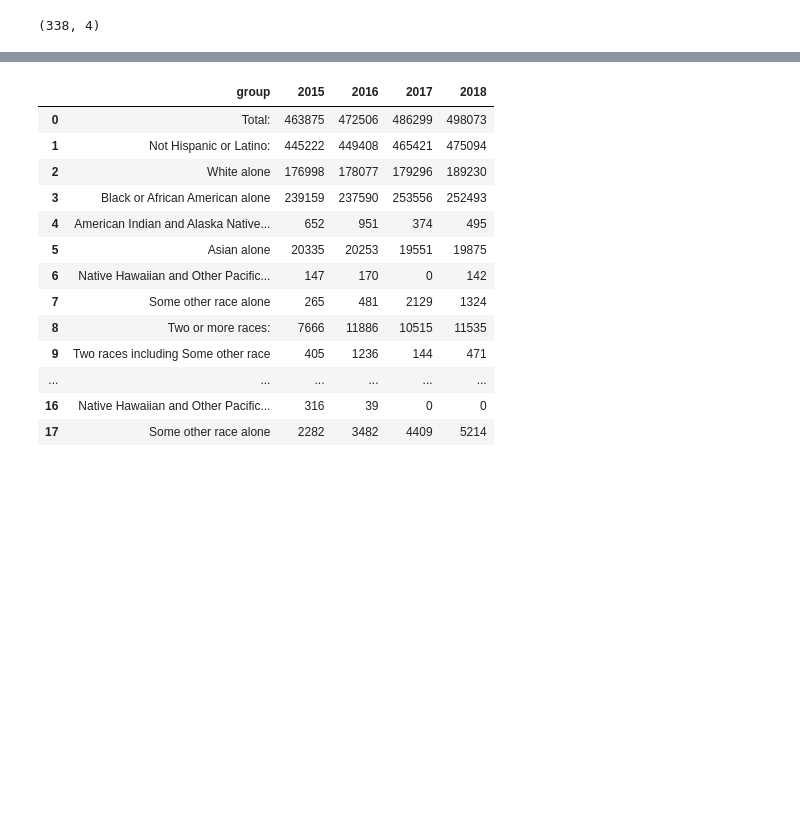
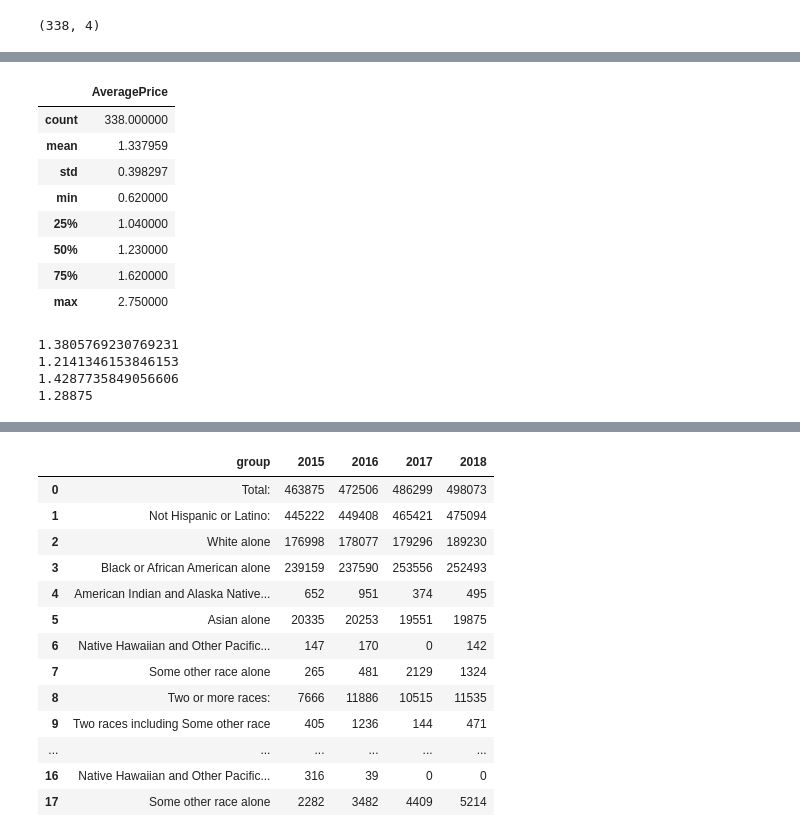
Before and after one commit to kabfare/avocado_gentrification, a Jupyter notebook: avocado-gentrification.ipynb, the cells around one changed output, grey strips where cells are left out. Cells and saved outputs as stored; diff of their text form; code cells hidden in the pictures; blank space fills up the shorter version.

```diff
--- a/avocado-gentrification.ipynb
+++ b/avocado-gentrification.ipynb
@@ -29,0 +48,29 @@ avo_df.shape
+# %%
+avo_df['year'] = avo_df['year'].astype(str)
+# %%
+avo_df.describe()
+# %% [output]
+|  | AveragePrice |
+| count | 338.000000 |
+| mean | 1.337959 |
+| std | 0.398297 |
+| min | 0.620000 |
+| 25% | 1.040000 |
+| 50% | 1.230000 |
+| 75% | 1.620000 |
+| max | 2.750000 |
+# %%
+avo_2015 = avo_df.loc[avo_df.year == '2015']
+avo_2016 = avo_df.loc[avo_df.year == '2016']
+avo_2017 = avo_df.loc[avo_df.year == '2017']
+avo_2018 = avo_df.loc[avo_df.year == '2018']
+
+print(avo_2015.AveragePrice.mean())
+print(avo_2016.AveragePrice.mean())
+print(avo_2017.AveragePrice.mean())
+print(avo_2018.AveragePrice.mean())
+# %% [output]
+1.3805769230769231
+1.2141346153846153
+1.4287735849056606
+1.28875
```
Also changed, not shown: parts of 6 cells of this notebook, 4 other files.
